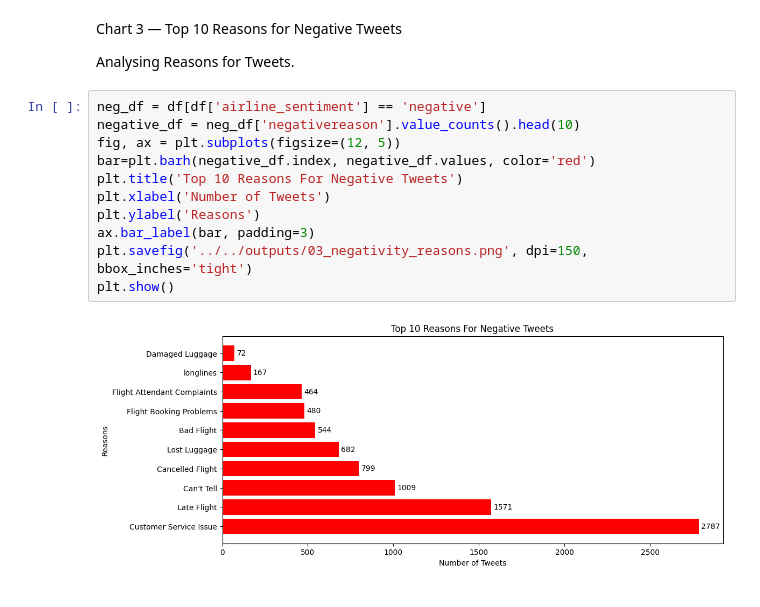
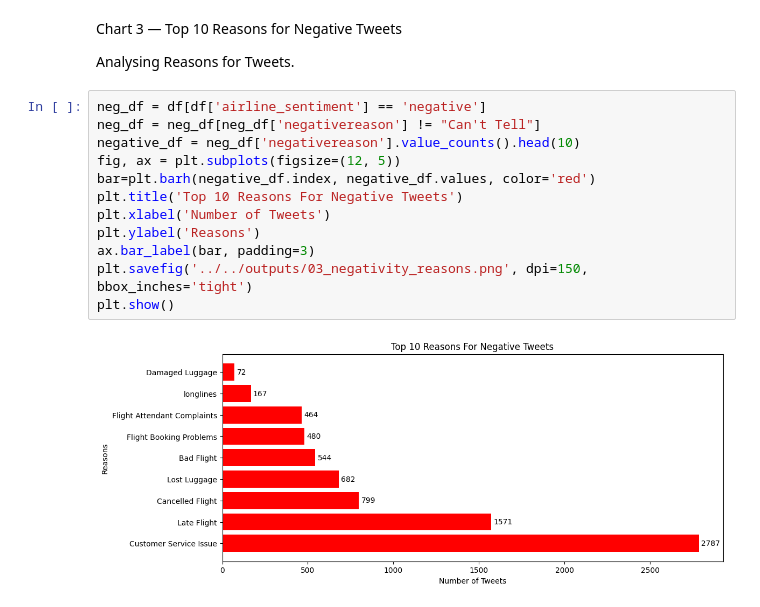
Before and after one commit to PramathRRao/airline-sentiment-analysis, a Jupyter notebook: notebooks/Week1/02_EDA.ipynb, the cells around one changed output. Saved outputs shown, nothing was run; the diff lists cells and outputs as text.

```diff
--- a/notebooks/Week1/02_EDA.ipynb
+++ b/notebooks/Week1/02_EDA.ipynb
@@ -113,14 +130,15 @@ Chart 3 — Top 10 Reasons for Negative Tweets
 Analysing Reasons for Tweets.
 # %%
 neg_df = df[df['airline_sentiment'] == 'negative']
+neg_df = neg_df[neg_df['negativereason'] != "Can't Tell"]
 negative_df = neg_df['negativereason'].value_counts().head(10)
 fig, ax = plt.subplots(figsize=(12, 5))
 bar=plt.barh(negative_df.index, negative_df.values, color='red')
 plt.title('Top 10 Reasons For Negative Tweets')
 plt.xlabel('Number of Tweets')
 plt.ylabel('Reasons')
 ax.bar_label(bar, padding=3)
 plt.savefig('../../outputs/03_negativity_reasons.png', dpi=150, bbox_inches='tight')
 plt.show()
 # %% [output]
-[figure, old version]
+[figure, new version]
```
Also changed, not shown: parts of 18 cells of this notebook, 4 other files.
